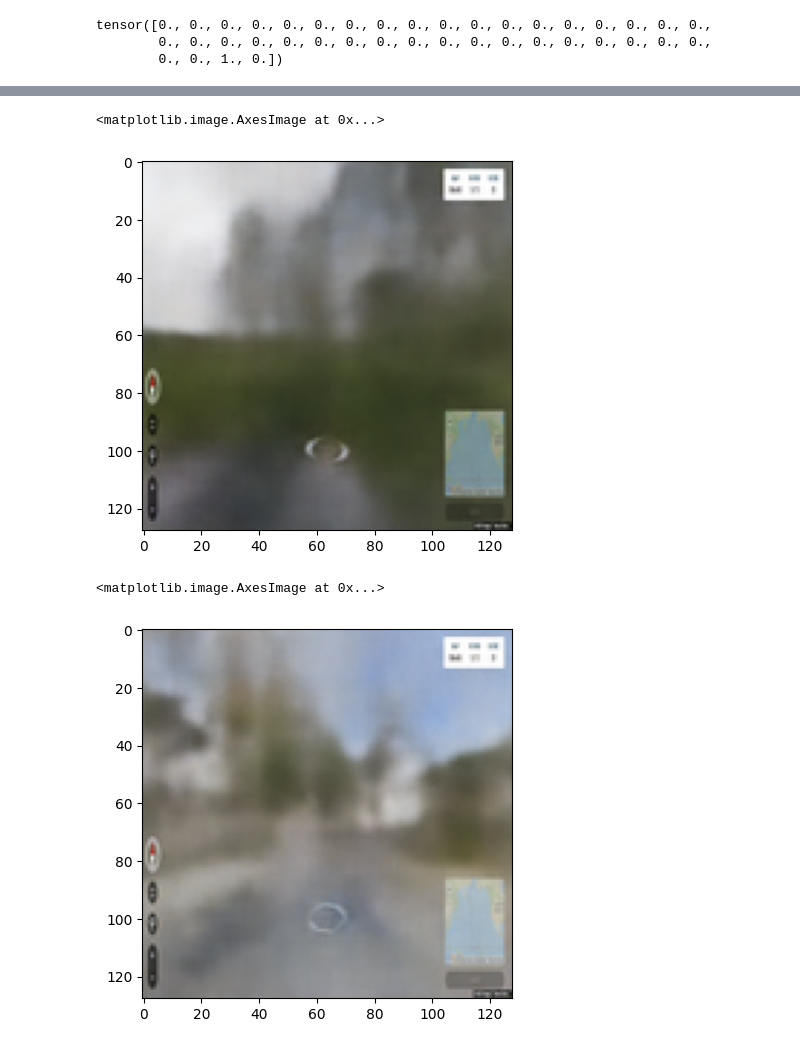
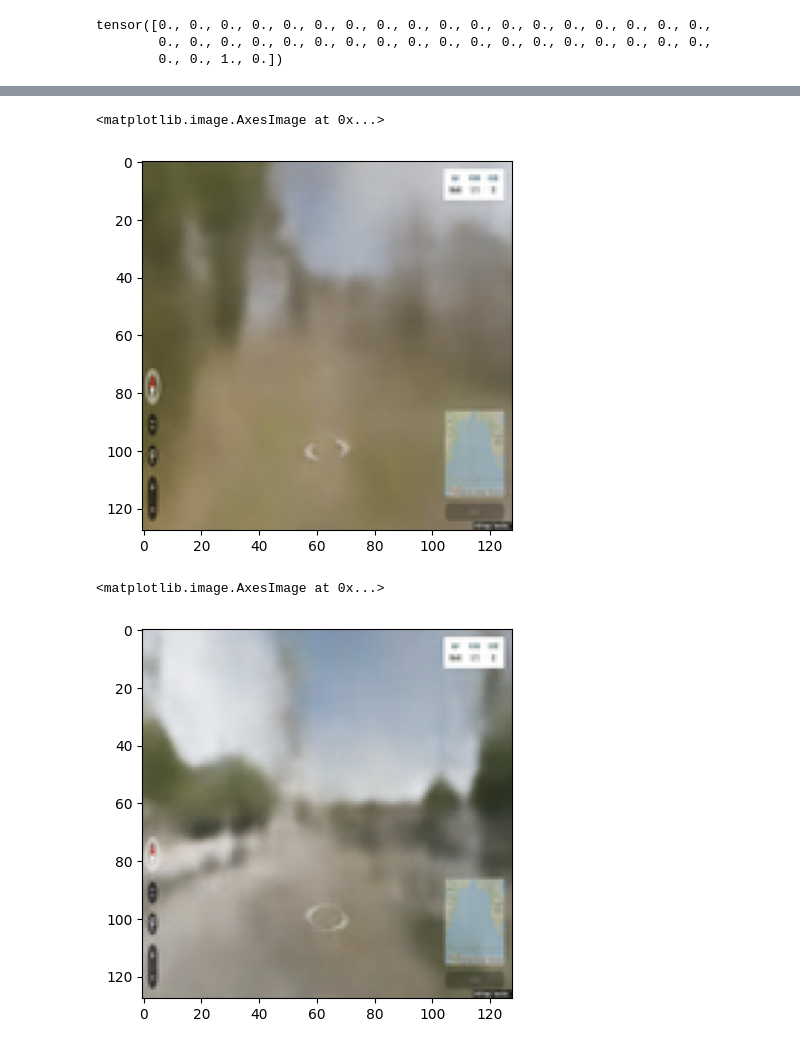
Before and after one commit to AlessandroCesaTs/Street_View_Generator, a Jupyter notebook: check_generation.ipynb, the cells around one changed output, grey strips where cells are left out. Cells and saved outputs as stored; diff of their text form; code cells hidden in the pictures.

```diff
--- a/check_generation.ipynb
+++ b/check_generation.ipynb
@@ -41,14 +41,14 @@ VariationalAutoEncoder(
   )
 )
 # %%
-gen_imm=model(data[5][0].unsqueeze(0),data[1][1].unsqueeze(0))[0]
+gen_imm=model(data[0][0].unsqueeze(0),data[1][1].unsqueeze(0))[0]
 plt.imshow(gen_imm[0].permute(1,2,0).detach().numpy() )
 # %% [output]
 <matplotlib.image.AxesImage at 0x...>
-[figure, old version]
+[figure, new version]
 # %%
-gen_imm=model.generate('Ita')
+gen_imm=model.generate('Mexico')
 plt.imshow(gen_imm[0].permute(1,2,0).detach().numpy() )
 # %% [output]
 <matplotlib.image.AxesImage at 0x...>
-[figure, old version]
+[figure, new version]
```
Also changed, not shown: parts of 3 cells of this notebook, 5 other files.
